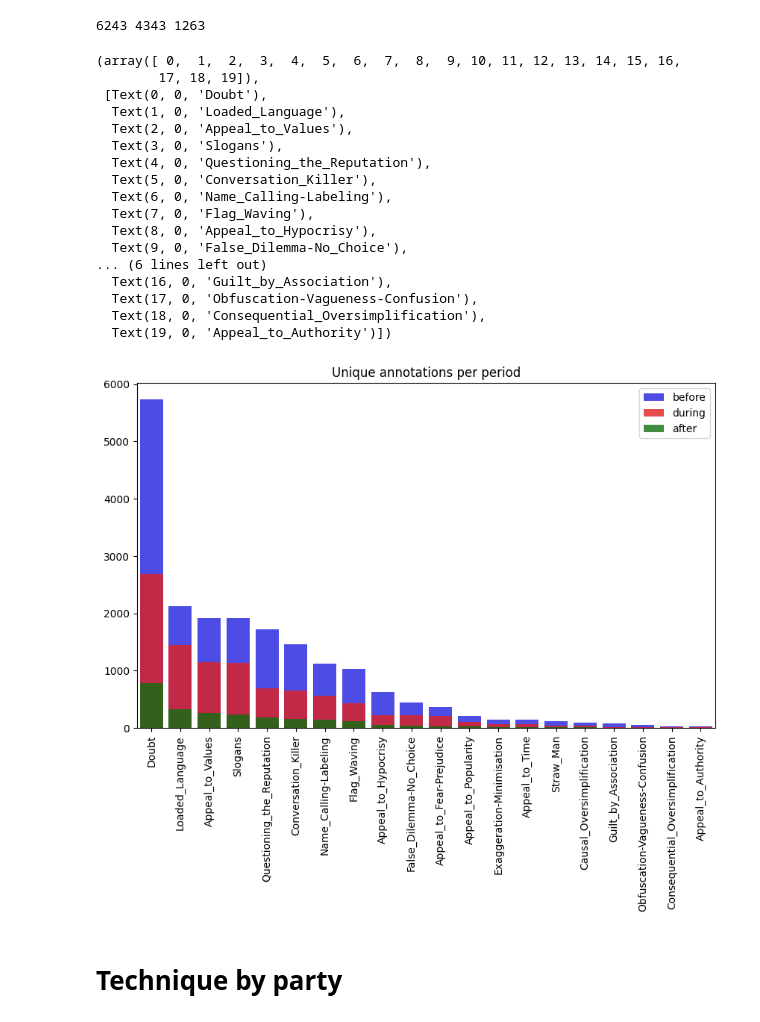
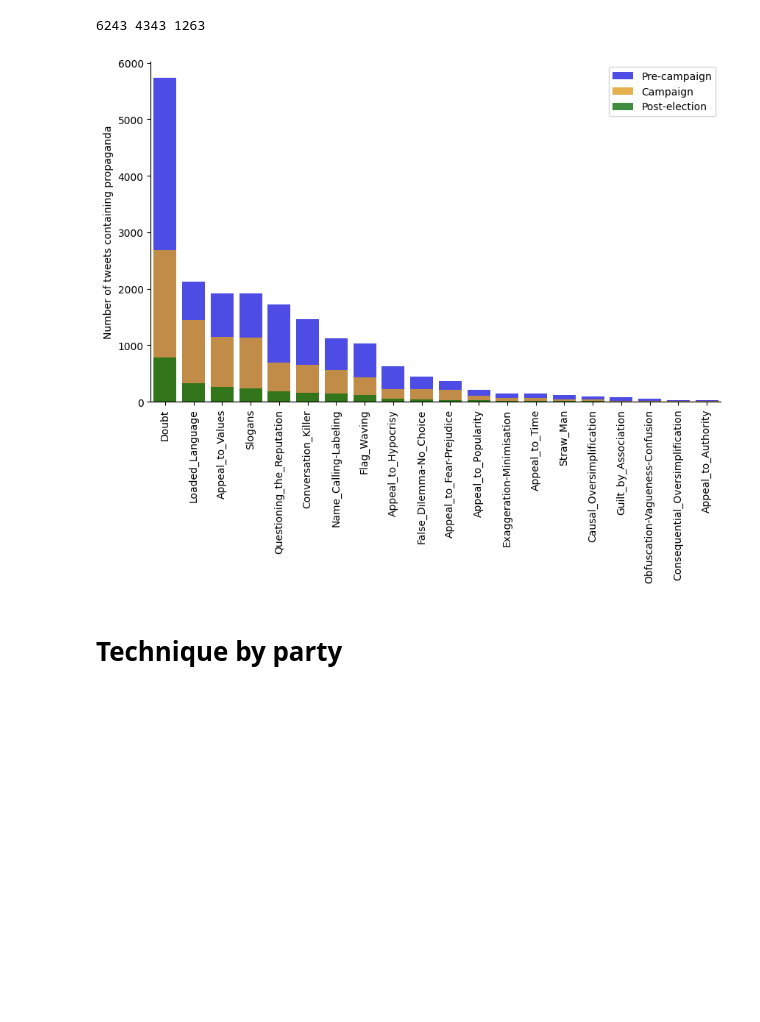
Before and after one commit to ariannap13/hidden-swing-voters, a Jupyter notebook: src/text_analysis/swingers_analysis/analyze_annotated_tweets.ipynb, the cells around one changed output. Drawn from its saved outputs; the diff is of its cells as text; code cells hidden in the pictures; blank space fills up the shorter version.

```diff
--- a/src/text_analysis/swingers_analysis/analyze_annotated_tweets.ipynb
+++ b/src/text_analysis/swingers_analysis/analyze_annotated_tweets.ipynb
@@ -6,4 +8,3 @@ import seaborn as sns
 # %%
-# read json
-with open('/home/arpe/FormaMentis/hidden-swingers-personal/data/tweets_vips_annotated.json') as f:
+with open('../../../data/tweets_vips_annotated.json') as f:
     propaganda_tweets = json.load(f)
@@ -10,2 +13,2 @@ with open('/home/arpe/FormaMentis/hidden-swingers-personal/data/tweets_vips_anno
 # %%
-vips = pd.read_csv("/home/arpe/FormaMentis/twitter_representatives_handles_final.csv")
+vips = pd.read_csv("../../../data/twitter_representatives_handles_final.csv")
@@ -93,33 +107,20 @@ after_annotations = after['unique_annotations'].explode().value_counts()
 # %%
 # plot annotations with dots
 plt.figure(figsize=(10, 6))
 # barplot
-sns.barplot(x=before_annotations.index, y=before_annotations.values, color='blue', label='before', alpha=0.8)
-sns.barplot(x=during_annotations.index, y=during_annotations.values, color='red', label='during', alpha=0.8)
-sns.barplot(x=after_annotations.index, y=after_annotations.values, color='green', label='after', alpha=0.8)
-plt.title('Unique annotations per period')
+sns.barplot(x=before_annotations.index, y=before_annotations.values, color='blue', label='Pre-campaign', alpha=0.8)
+sns.barplot(x=during_annotations.index, y=during_annotations.values, color='orange', label='Campaign', alpha=0.8)
+sns.barplot(x=after_annotations.index, y=after_annotations.values, color='green', label='Post-election', alpha=0.8)
+
+plt.ylabel('Number of tweets containing propaganda')
 
 # legend and labels
 plt.legend();
 plt.xticks(rotation=90)
+
+# despine
+sns.despine()
 # %% [output]
-(array([ 0,  1,  2,  3,  4,  5,  6,  7,  8,  9, 10, 11, 12, 13, 14, 15, 16,
-        17, 18, 19]),
- [Text(0, 0, 'Doubt'),
-  Text(1, 0, 'Loaded_Language'),
-  Text(2, 0, 'Appeal_to_Values'),
-  Text(3, 0, 'Slogans'),
-  Text(4, 0, 'Questioning_the_Reputation'),
-  Text(5, 0, 'Conversation_Killer'),
-  Text(6, 0, 'Name_Calling-Labeling'),
-  Text(7, 0, 'Flag_Waving'),
-  Text(8, 0, 'Appeal_to_Hypocrisy'),
-  Text(9, 0, 'False_Dilemma-No_Choice'),
-... (6 lines left out)
-  Text(16, 0, 'Guilt_by_Association'),
-  Text(17, 0, 'Obfuscation-Vagueness-Confusion'),
-  Text(18, 0, 'Consequential_Oversimplification'),
-  Text(19, 0, 'Appeal_to_Authority')])
-[figure, old version]
+[figure, new version]
 # %% [markdown]
 # Technique by party
```
Also changed, not shown: parts of 14 cells of this notebook, 15 other files.
